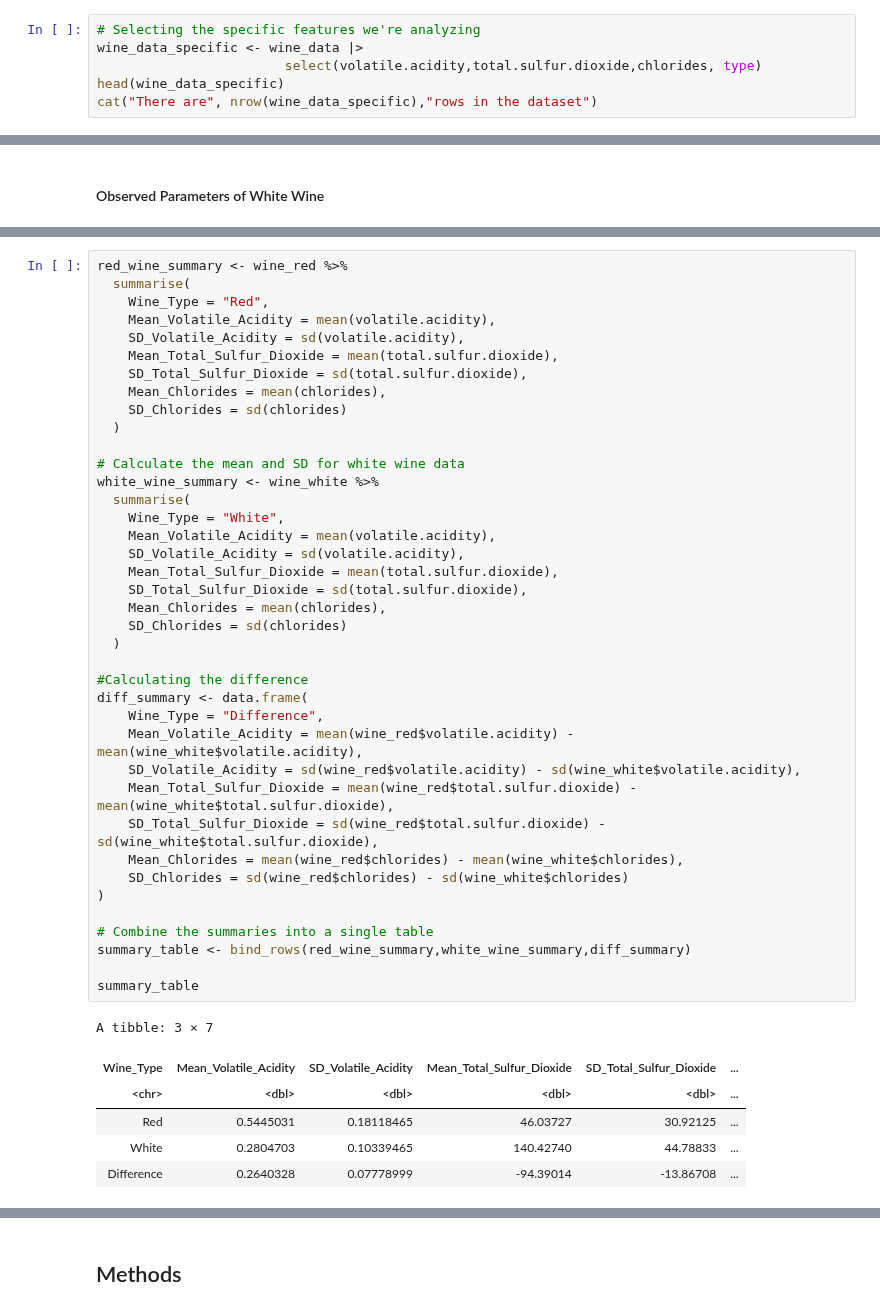
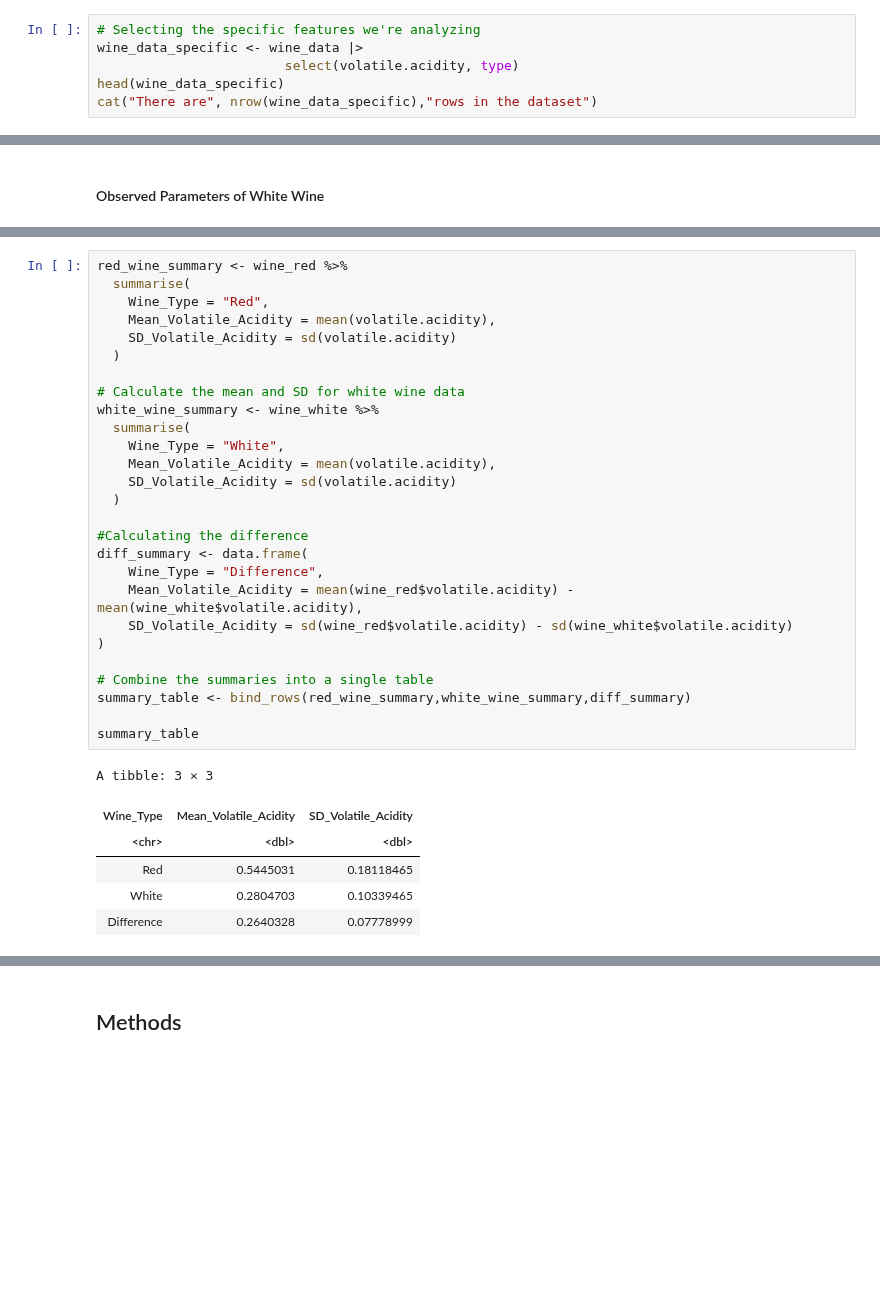
Before and after one commit to VivaanWadhwa/STAT201_GROUP18, a Jupyter notebook: project_proposal_group18.ipynb, the cells around one changed output, grey strips where cells are left out. Saved outputs shown, nothing was run; the diff lists cells and outputs as text; blank space fills up the shorter version.

```diff
--- a/project_proposal_group18.ipynb
+++ b/project_proposal_group18.ipynb
@@ -110,7 +107,7 @@ Now that we have combined the two datasets together, we will drop all the unnece
 # %%
 # Selecting the specific features we're analyzing
 wine_data_specific <- wine_data |>
-                        select(volatile.acidity,total.sulfur.dioxide,chlorides, type)
+                        select(volatile.acidity, type)
 head(wine_data_specific)
 cat("There are", nrow(wine_data_specific),"rows in the dataset")
 # %% [output]
@@ -271,47 +219,35 @@ Standard Deviation of Chlorides in White Wine: 0.01969922
 # %%
 red_wine_summary <- wine_red %>%
   summarise(
     Wine_Type = "Red",
     Mean_Volatile_Acidity = mean(volatile.acidity),
-    SD_Volatile_Acidity = sd(volatile.acidity),
-    Mean_Total_Sulfur_Dioxide = mean(total.sulfur.dioxide),
-    SD_Total_Sulfur_Dioxide = sd(total.sulfur.dioxide),
-    Mean_Chlorides = mean(chlorides),
-    SD_Chlorides = sd(chlorides)
+    SD_Volatile_Acidity = sd(volatile.acidity)
   )
 
 # Calculate the mean and SD for white wine data
 white_wine_summary <- wine_white %>%
   summarise(
     Wine_Type = "White",
     Mean_Volatile_Acidity = mean(volatile.acidity),
-    SD_Volatile_Acidity = sd(volatile.acidity),
-    Mean_Total_Sulfur_Dioxide = mean(total.sulfur.dioxide),
-    SD_Total_Sulfur_Dioxide = sd(total.sulfur.dioxide),
-    Mean_Chlorides = mean(chlorides),
-    SD_Chlorides = sd(chlorides)
+    SD_Volatile_Acidity = sd(volatile.acidity)
   )
 
 #Calculating the difference
 diff_summary <- data.frame(
     Wine_Type = "Difference",
     Mean_Volatile_Acidity = mean(wine_red$volatile.acidity) - mean(wine_white$volatile.acidity),
-    SD_Volatile_Acidity = sd(wine_red$volatile.acidity) - sd(wine_white$volatile.acidity),
-    Mean_Total_Sulfur_Dioxide = mean(wine_red$total.sulfur.dioxide) - mean(wine_white$total.sulfur.dioxide),
-    SD_Total_Sulfur_Dioxide = sd(wine_red$total.sulfur.dioxide) - sd(wine_white$total.sulfur.dioxide),
-    Mean_Chlorides = mean(wine_red$chlorides) - mean(wine_white$chlorides),
-    SD_Chlorides = sd(wine_red$chlorides) - sd(wine_white$chlorides)
+    SD_Volatile_Acidity = sd(wine_red$volatile.acidity) - sd(wine_white$volatile.acidity)
 )
 
 # Combine the summaries into a single table
 summary_table <- bind_rows(red_wine_summary,white_wine_summary,diff_summary)
 
 summary_table
 # %% [output]
-A tibble: 3 × 7
+A tibble: 3 × 3
-| Wine_Type | Mean_Volatile_Acidity | SD_Volatile_Acidity | Mean_Total_Sulfur_Dioxide | SD_Total_Sulfur_Dioxide | ... |
-| <chr> | <dbl> | <dbl> | <dbl> | <dbl> | ... |
-| Red | 0.5445031 | 0.18118465 | 46.03727 | 30.92125 | ... |
-| White | 0.2804703 | 0.10339465 | 140.42740 | 44.78833 | ... |
-| Difference | 0.2640328 | 0.07778999 | -94.39014 | -13.86708 | ... |
+| Wine_Type | Mean_Volatile_Acidity | SD_Volatile_Acidity |
+| <chr> | <dbl> | <dbl> |
+| Red | 0.5445031 | 0.18118465 |
+| White | 0.2804703 | 0.10339465 |
+| Difference | 0.2640328 | 0.07778999 |
 # %% [markdown]
```
Also changed, not shown: parts of 17 cells of this notebook.
